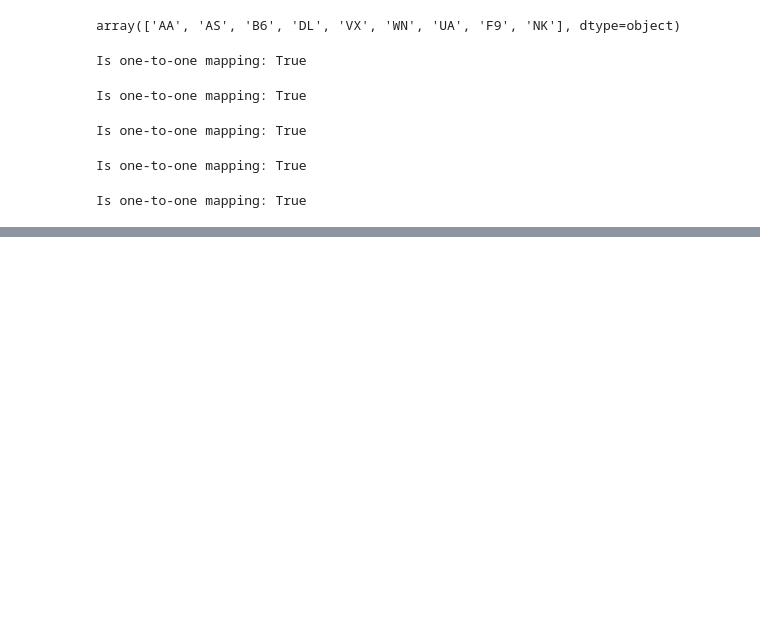
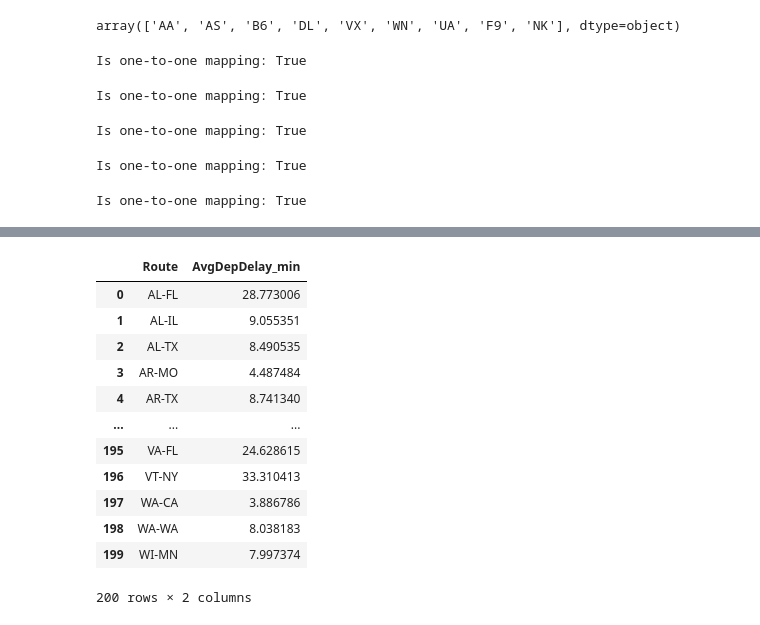
Before and after one commit to harshgupta6789/cap5771sp25-project, a Jupyter notebook: Scripts/feature_engineering.ipynb, the cells around one changed output, grey strips where cells are left out. Drawn from its saved outputs; the diff is of its cells as text; code cells hidden in the pictures; blank space fills up the shorter version.

```diff
--- a/Scripts/feature_engineering.ipynb
+++ b/Scripts/feature_engineering.ipynb
@@ -161,0 +213,8 @@ df.rename(columns={'SOURCE': 'WEATHER_SOURCE'}, inplace=True)
+# %%
+df['DepDelay_Short'] = df.apply(lambda x: x['Dep_Delay_min'] if x['Distance_Bins_miles'] == 'short' else 0, axis=1)
+df['DepDelay_Medium'] = df.apply(lambda x: x['Dep_Delay_min'] if x['Distance_Bins_miles'] == 'medium' else 0, axis=1)
+df['DepDelay_Long'] = df.apply(lambda x: x['Dep_Delay_min'] if x['Distance_Bins_miles'] == 'long' else 0, axis=1)
+# %%
+df['DepDelay_Distance_Interaction'] = df['Dep_Delay_min'] * df['Distance_miles']
+# %%
+df['Route'] = df['OriginState'] + '-' + df['DestState']
@@ -161,0 +253,22 @@ df.rename(columns={'SOURCE': 'WEATHER_SOURCE'}, inplace=True)
+# %%
+# Average departure delay per route
+avg_dep_delay_route_min = df.groupby('Route')['Dep_Delay_min'].mean().reset_index(name='AvgDepDelay_min')
+
+# Average arrival delay per route
+avg_arr_delay_route_min = df.groupby('Route')['Arr_Delay_min'].mean().reset_index(name='AvgArrDelay_min')
+# %%
+avg_dep_delay_route_min
+# %% [output]
+|  | Route | AvgDepDelay_min |
+| 0 | AL-FL | 28.773006 |
+| 1 | AL-IL | 9.055351 |
+| 2 | AL-TX | 8.490535 |
+| 3 | AR-MO | 4.487484 |
+| 4 | AR-TX | 8.741340 |
+| ... | ... | ... |
+| 195 | VA-FL | 24.628615 |
+| 196 | VT-NY | 33.310413 |
+| 197 | WA-CA | 3.886786 |
+| 198 | WA-WA | 8.038183 |
+| 199 | WI-MN | 7.997374 |
+200 rows × 2 columns
```
Also changed, not shown: parts of 19 cells of this notebook.
